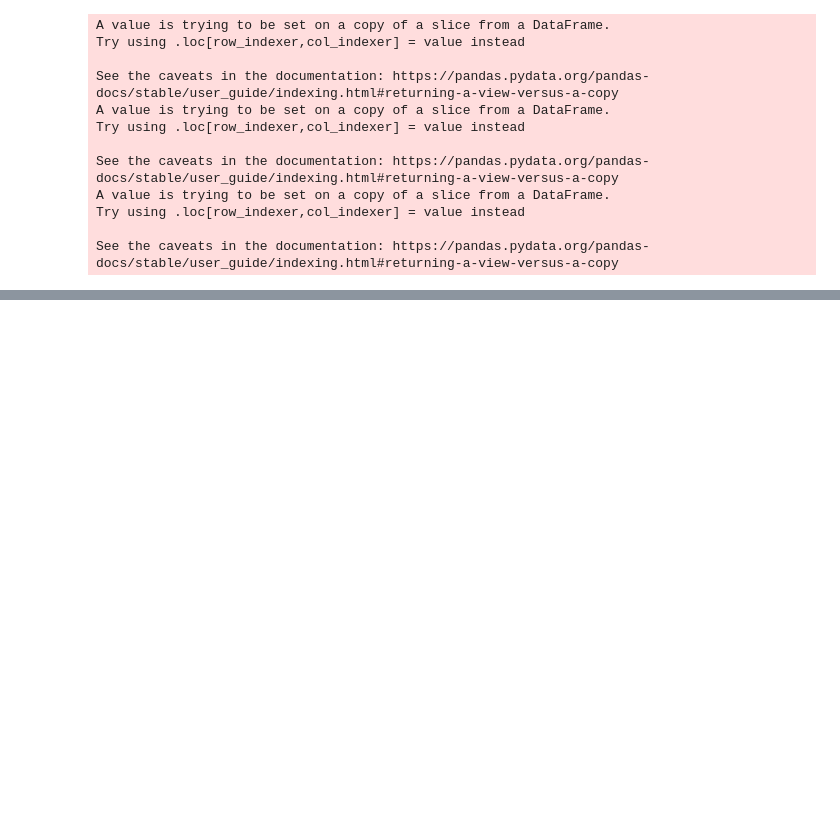
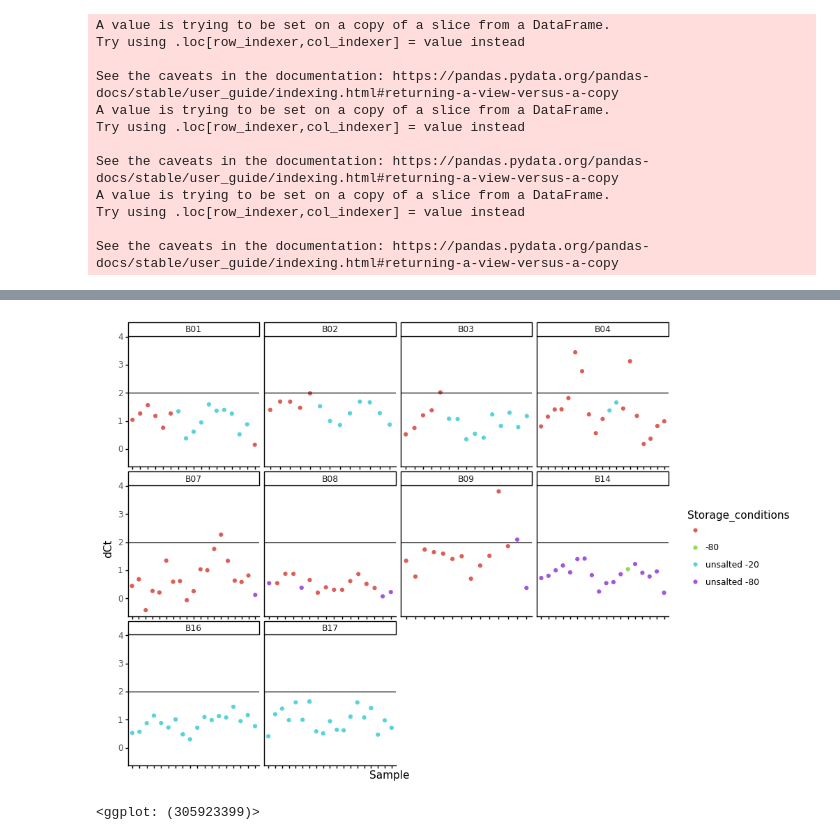
Before and after one commit to wastewaterlab/data_analysis, a Jupyter notebook: local_testing_notebook_py3.6.8.ipynb, the cells around one changed output, grey strips where cells are left out. Cells and saved outputs as stored; diff of their text form; code cells hidden in the pictures; blank space fills up the shorter version.

```diff
--- a/local_testing_notebook_py3.6.8.ipynb
+++ b/local_testing_notebook_py3.6.8.ipynb
@@ -171 +182,19 @@ qpcr_averaged_merged.head()
 5 rows × 104 columns
+# %%
+a=xeno_inhib
+b=xeno_control
+n=len(a.batch.unique())
+
+
+(ggplot() +
+geom_point(a,aes(x='sample_id', y='dCt',color='Storage_conditions')) +
+geom_hline(b, aes(yintercept=2))+
+facet_wrap('~ batch', scales="free_x")+
+ylab('dCt')+
+xlab('Sample')+
+theme_classic()+ theme(
+        axis_text_x=element_blank(),
+        figure_size=(10,8)))
+# %% [output]
+[figure, added]
+<ggplot: (305923399)>
```
Also changed, not shown: parts of 9 cells of this notebook.
